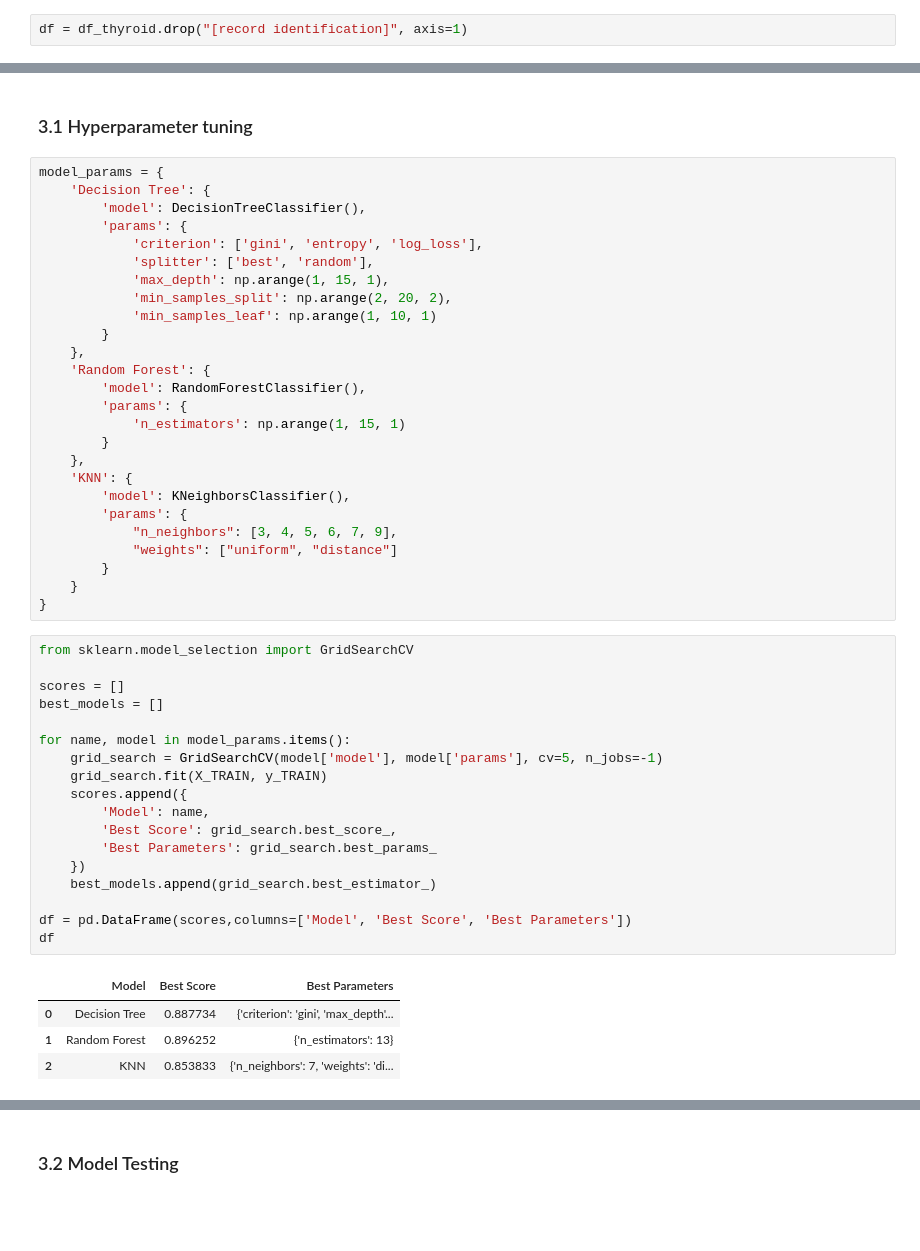
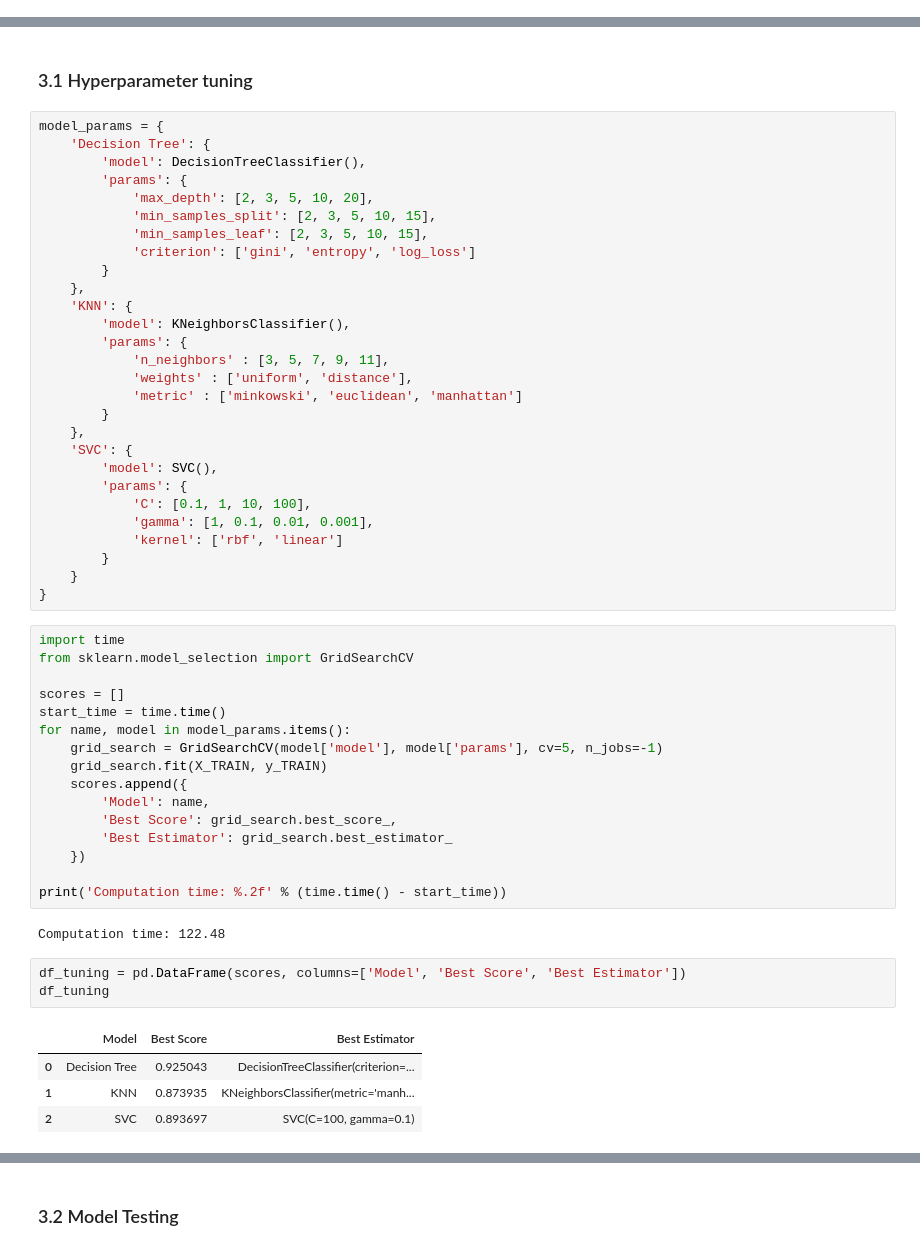
Before and after one commit to edupro26/EC-Project, a Jupyter notebook: EC_grupo06_projeto.ipynb, the cells around one changed output, grey strips where cells are left out. Saved outputs shown, nothing was run; the diff lists cells and outputs as text; blank space fills up the shorter version.

```diff
--- a/EC_grupo06_projeto.ipynb
+++ b/EC_grupo06_projeto.ipynb
@@ -91,2 +111,0 @@ The column "[record idenfication]"
-# %%
-df = df_thyroid.drop("[record identification]", axis=1)
@@ -402,48 +386,53 @@ model_params = {
     'Decision Tree': {
         'model': DecisionTreeClassifier(),
         'params': {
-            'criterion': ['gini', 'entropy', 'log_loss'],
-            'splitter': ['best', 'random'],
-            'max_depth': np.arange(1, 15, 1),
-            'min_samples_split': np.arange(2, 20, 2),
-            'min_samples_leaf': np.arange(1, 10, 1)
-        }
-    },
-    'Random Forest': {
-        'model': RandomForestClassifier(),
-        'params': {
-            'n_estimators': np.arange(1, 15, 1)
+            'max_depth': [2, 3, 5, 10, 20],
+            'min_samples_split': [2, 3, 5, 10, 15],
+            'min_samples_leaf': [2, 3, 5, 10, 15],
+            'criterion': ['gini', 'entropy', 'log_loss']
         }
     },
     'KNN': {
         'model': KNeighborsClassifier(),
         'params': {
-            "n_neighbors": [3, 4, 5, 6, 7, 9],
-            "weights": ["uniform", "distance"]
+            'n_neighbors' : [3, 5, 7, 9, 11],
+            'weights' : ['uniform', 'distance'],
+            'metric' : ['minkowski', 'euclidean', 'manhattan']
+        }
+    },
+    'SVC': {
+        'model': SVC(),
+        'params': {
+            'C': [0.1, 1, 10, 100],
+            'gamma': [1, 0.1, 0.01, 0.001],
+            'kernel': ['rbf', 'linear']
         }
     }
 }
 # %%
+import time
 from sklearn.model_selection import GridSearchCV
 
 scores = []
-best_models = []
-
+start_time = time.time()
 for name, model in model_params.items():
     grid_search = GridSearchCV(model['model'], model['params'], cv=5, n_jobs=-1)
     grid_search.fit(X_TRAIN, y_TRAIN)
     scores.append({
         'Model': name,
         'Best Score': grid_search.best_score_,
-        'Best Parameters': grid_search.best_params_
+        'Best Estimator': grid_search.best_estimator_
     })
-    best_models.append(grid_search.best_estimator_)
 
-df = pd.DataFrame(scores,columns=['Model', 'Best Score', 'Best Parameters'])
-df
+print('Computation time: %.2f' % (time.time() - start_time))
 # %% [output]
-|  | Model | Best Score | Best Parameters |
-| 0 | Decision Tree | 0.887734 | {'criterion': 'gini', 'max_depth'... |
-| 1 | Random Forest | 0.896252 | {'n_estimators': 13} |
-| 2 | KNN | 0.853833 | {'n_neighbors': 7, 'weights': 'di... |
+Computation time: 122.48
+# %%
+df_tuning = pd.DataFrame(scores, columns=['Model', 'Best Score', 'Best Estimator'])
+df_tuning
+# %% [output]
+|  | Model | Best Score | Best Estimator |
+| 0 | Decision Tree | 0.925043 | DecisionTreeClassifier(criterion=... |
+| 1 | KNN | 0.873935 | KNeighborsClassifier(metric='manh... |
+| 2 | SVC | 0.893697 | SVC(C=100, gamma=0.1) |
 # %%
```
Also changed, not shown: parts of 25 cells of this notebook.
